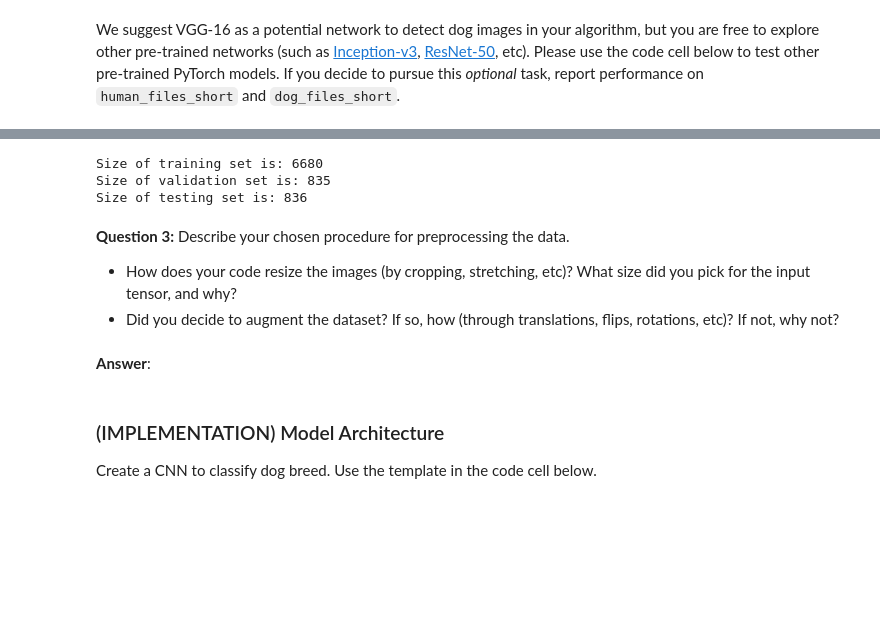
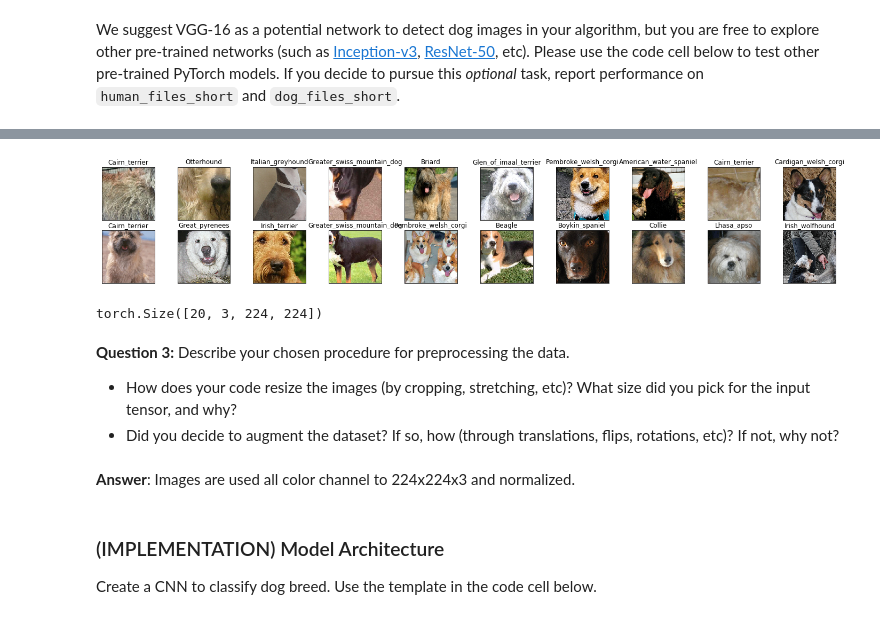
Before and after one commit to QirenSun/Dog_Classification, a Jupyter notebook: dog_app.ipynb, the cells around one changed output, grey strips where cells are left out. Drawn from its saved outputs; the diff is of its cells as text; code cells hidden in the pictures; blank space fills up the shorter version.

```diff
--- a/dog_app.ipynb
+++ b/dog_app.ipynb
@@ -410,56 +418,33 @@ loaders = {
-# %%
-batch_size=20
-data_transforms = {
-    'train' : transforms.Compose([
-    transforms.Resize(224),
-    transforms.CenterCrop(224),
-    transforms.RandomHorizontalFlip(), # randomly flip and rotate
-    transforms.RandomRotation(10),
-    transforms.ToTensor(),
-    transforms.Normalize((0.5, 0.5, 0.5), (0.5, 0.5, 0.5))
-    ]),
-    'valid' : transforms.Compose([
-    transforms.Resize(224),
-    transforms.CenterCrop(224),
-
-    transforms.ToTensor(),
-    transforms.Normalize((0.5, 0.5, 0.5), (0.5, 0.5, 0.5))
-    ]),
-    'test' : transforms.Compose([
-    transforms.Resize(224),
-    transforms.CenterCrop(224),
-
-    transforms.ToTensor(),
-    transforms.Normalize((0.5, 0.5, 0.5), (0.5, 0.5, 0.5))
-    ]),
-}
-
-
-image_datasets = {
-    'train' : datasets.ImageFolder(root=train_dir,transform=data_transforms['train']),
-    'valid' : datasets.ImageFolder(root=valid_dir,transform=data_transforms['valid']),
-    'test' : datasets.ImageFolder(root=test_dir,transform=data_transforms['test']),
-}
-
-data_loaders = {
-    'train' : torch.utils.data.DataLoader(image_datasets['train'],batch_size = batch_size,shuffle=True),
-    'valid' : torch.utils.data.DataLoader(image_datasets['valid'],batch_size = batch_size),
-    'test' : torch.utils.data.DataLoader(image_datasets['test'],batch_size = batch_size)
-}
-
-print("Size of training set is: "+str(len(image_datasets['train'])))
-print("Size of validation set is: "+str(len(image_datasets['valid'])))
-print("Size of testing set is: "+str(len(image_datasets['test'])))
-# %% [output]
-Size of training set is: 6680
-Size of validation set is: 835
-Size of testing set is: 836
+# %%
+def imshow(inp):
+    inp = inp.numpy().transpose((1, 2, 0))
+    mean = np.array([0.485, 0.456, 0.406])
+    std = np.array([0.229, 0.224, 0.225])
+    inp = std * inp + mean
+    inp = np.clip(inp, 0, 1)
+    plt.imshow(inp)
+
+# Get a batch of training data
+images, classes = next(iter(loaders['train']))
+class_names = image_datasets['train'].classes
+n_classes = len(class_names)
+fig = plt.figure(figsize=(25,4))
+for idx in np.arange(20):
+    ax = fig.add_subplot(2, 20/2, idx+1, xticks=[], yticks=[])
+    imshow(images[idx])
+    ax.set_title(class_names[classes[idx]].split(".")[1])
+# %% [output]
+[figure, added]
+# %%
+images.shape
+# %% [output]
+torch.Size([20, 3, 224, 224])
 # %% [markdown]
 **Question 3:** Describe your chosen procedure for preprocessing the data.
 - How does your code resize the images (by cropping, stretching, etc)?  What size did you pick for the input tensor, and why?
 - Did you decide to augment the dataset?  If so, how (through translations, flips, rotations, etc)?  If not, why not?
-# %% [markdown]
-**Answer**:
+# %% [markdown]
+**Answer**: Images are used all color channel to 224x224x3 and normalized.
 # %% [markdown]
 ### (IMPLEMENTATION) Model Architecture
 
```
Also changed, not shown: parts of 37 cells of this notebook, 1 other file.
